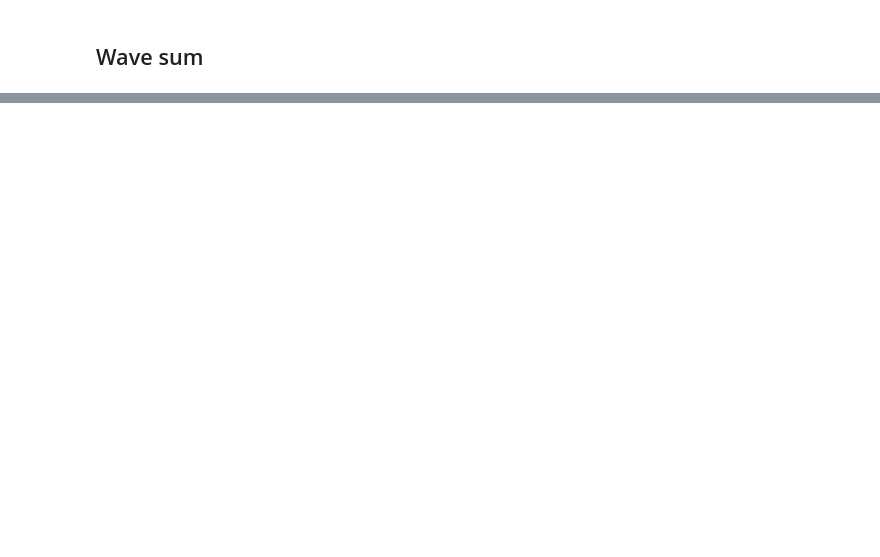
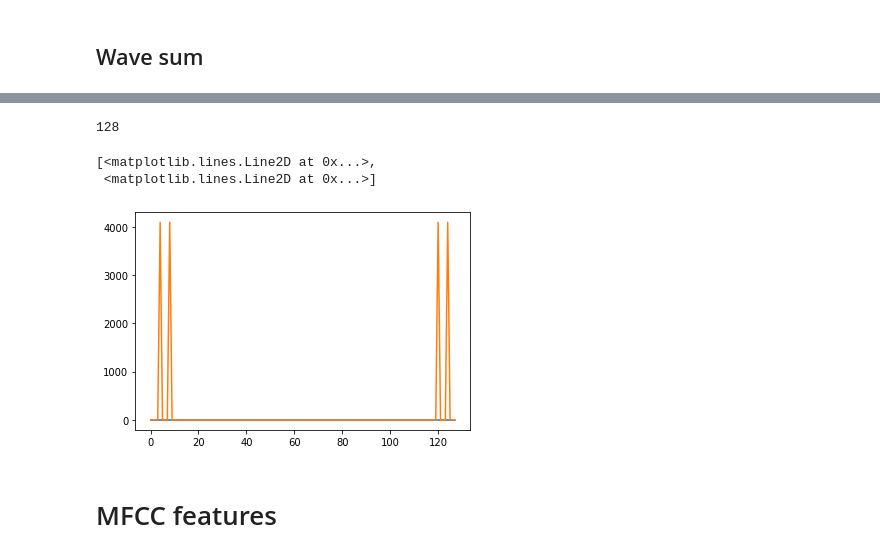
Before and after one commit to AvalosM/MFCC-DTW-SpeechRecognition, a Jupyter notebook: src/testing/test.ipynb, the cells around one changed output, grey strips where cells are left out. Drawn from its saved outputs; the diff is of its cells as text; code cells hidden in the pictures; blank space fills up the shorter version.

```diff
--- a/src/testing/test.ipynb
+++ b/src/testing/test.ipynb
@@ -31,7 +44,14 @@ plt.plot(freq, data[0][:size])
 # %%
-data = pd.read_csv('../../res/tests/fft_fftwavesum.csv', header=None)
+data = pd.read_csv('../../res/tests/fft_fftwavesum.csv', header=None).to_numpy()
 size = data.shape[0]
-print(data.shape)
+print(size)
 
 freq = range(0, size, 1)
 plt.plot(freq, np.abs(data[:size])**2)
+# %% [output]
+128
+[<matplotlib.lines.Line2D at 0x...>,
+ <matplotlib.lines.Line2D at 0x...>]
+[figure, added]
+# %% [markdown]
+# MFCC features
```
Also changed, not shown: parts of 3 cells of this notebook, 4 other files.
